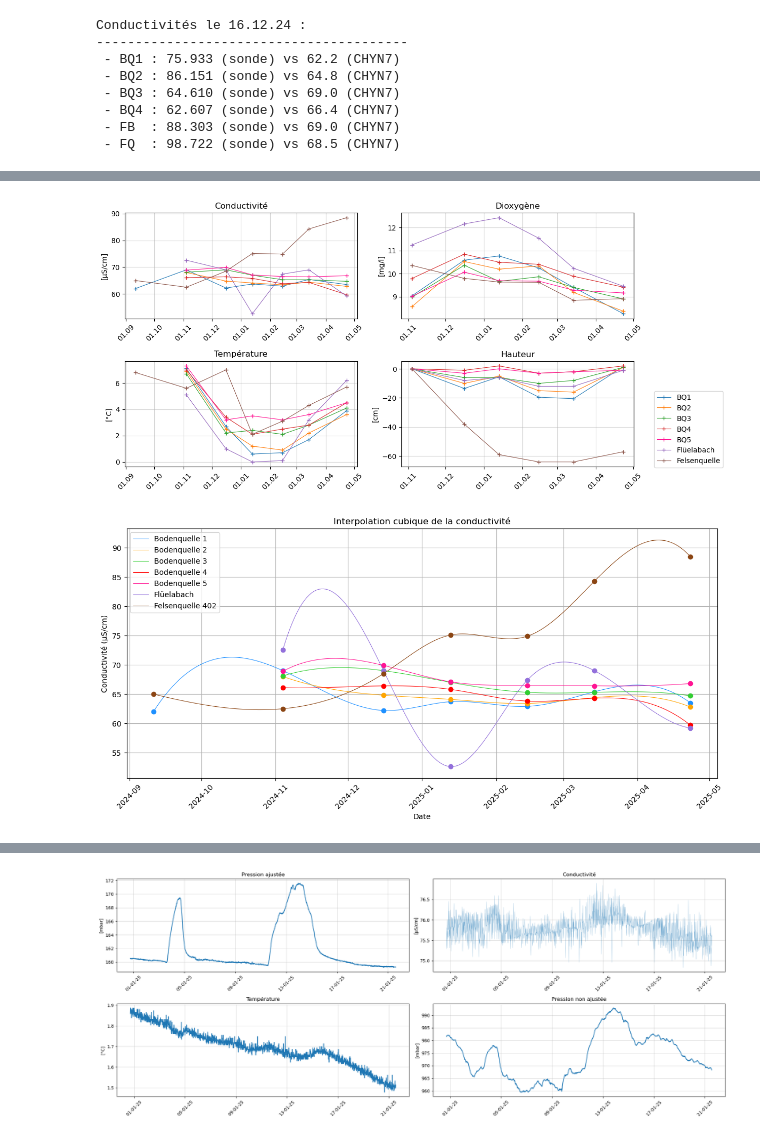
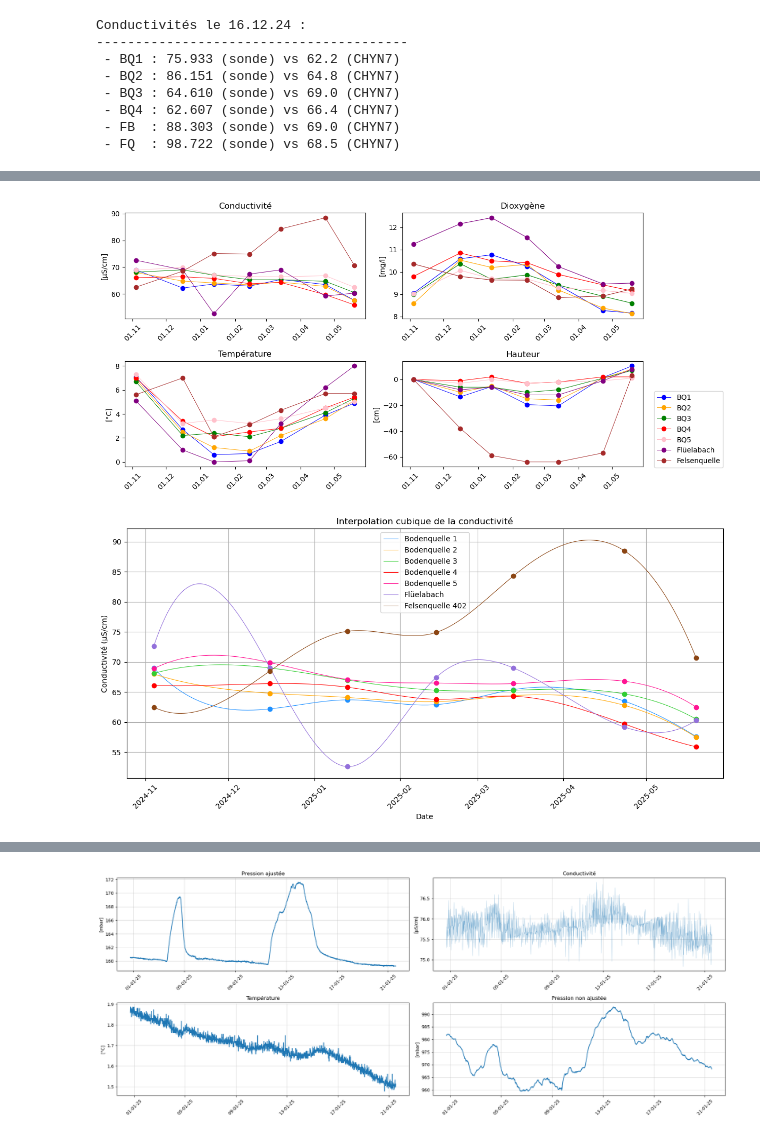
Before and after one commit to axel2927/tb_davos, a Jupyter notebook: davos_3_sondes_dec.ipynb, the cells around one changed output, grey strips where cells are left out. Saved outputs shown, nothing was run; the diff lists cells and outputs as text; code cells hidden in the pictures.

```diff
--- a/davos_3_sondes_dec.ipynb
+++ b/davos_3_sondes_dec.ipynb
@@ -292,87 +179,82 @@ h_fq = [np.nan, 44-44, 44-82, 44-103, 44-108, 44-108, 44-101]
 fig, axes = plt.subplots(2, 2, figsize=(11, 6))
 
 #Conductivité
-axes[0, 0].plot(dates_mesures, cond_bq1, marker='+', label='BQ1', lw=0.8)
-axes[0, 0].plot(dates_mesures, cond_bq2, marker='+', label='BQ2', lw=0.8)
-axes[0, 0].plot(dates_mesures, cond_bq3, marker='+', label='BQ3', lw=0.8)
-axes[0, 0].plot(dates_mesures, cond_bq4, marker='+', label='BQ4', lw=0.8)
-axes[0, 0].plot(dates_mesures, cond_bq5, marker='+', label='BQ5', lw=0.8, color='deeppink')
-axes[0, 0].plot(dates_mesures, cond_fb, marker='+', label='Flüelabach', lw=0.8)
-axes[0, 0].plot(dates_mesures, cond_fq, marker='+', label='Felsenquelle', lw=0.8)
-axes[0, 0].grid(alpha=0.5)
-#axes[0, 0].legend()
+axes[0, 0].plot(dates_mesures, cond_bq1, marker='o',color='blue', label='BQ1', lw=0.7)
+axes[0, 0].plot(dates_mesures, cond_bq2, marker='o',color='orange', label='BQ2', lw=0.7)
+axes[0, 0].plot(dates_mesures, cond_bq3, marker='o',color='green', label='BQ3', lw=0.7)
+axes[0, 0].plot(dates_mesures, cond_bq4, marker='o',color='red', label='BQ4', lw=0.7)
+axes[0, 0].plot(dates_mesures, cond_bq5, marker='o',color='pink', label='BQ5', lw=0.7)
+axes[0, 0].plot(dates_mesures, cond_fb, marker='o',color='purple', label='Flüelabach', lw=0.7)
+axes[0, 0].plot(dates_mesures, cond_fq, marker='o',color='brown', label='Felsenquelle', lw=0.7)
 axes[0, 0].set_title("Conductivité")
 axes[0, 0].set_ylabel("[μS/cm]")
 
 #Température
 #axes[0, 1].plot(dates_mesures, T_bq1, marker='+', lw=0.8)
-axes[1, 0].plot(dates_mesures, T_bq1, marker='+', lw=0.8)
-axes[1, 0].plot(dates_mesures, T_bq2, marker='+', lw=0.8)
-axes[1, 0].plot(dates_mesures, T_bq3, marker='+', lw=0.8)
-axes[1, 0].plot(dates_mesures, T_bq4, marker='+', lw=0.8)
-axes[1, 0].plot(dates_mesures, T_bq5, marker='+', lw=0.8, color='deeppink')
-axes[1, 0].plot(dates_mesures, T_fb, marker='+', lw=0.8)
-axes[1, 0].plot(dates_mesures, T_fq, marker='+', lw=0.8)
-axes[1, 0].grid(alpha=0.5)
+axes[1, 0].plot(dates_mesures, T_bq1, marker='o',color='blue', lw=0.7)
+axes[1, 0].plot(dates_mesures, T_bq2, marker='o',color='orange', lw=0.7)
+axes[1, 0].plot(dates_mesures, T_bq3, marker='o',color='green', lw=0.7)
+axes[1, 0].plot(dates_mesures, T_bq4, marker='o',color='red', lw=0.7)
+axes[1, 0].plot(dates_mesures, T_bq5, marker='o',color='pink', lw=0.7)
+axes[1, 0].plot(dates_mesures, T_fb, marker='o',color='purple', lw=0.7)
+axes[1, 0].plot(dates_mesures, T_fq, marker='o',color='brown', lw=0.7)
 axes[1, 0].set_title("Température")
 axes[1, 0].set_ylabel("[°C]")
 
 #Dioxygène
-axes[0, 1].plot(dates_mesures, O2_bq1, marker='+', lw=0.8)
-axes[0, 1].plot(dates_mesures, O2_bq2, marker='+', lw=0.8)
-axes[0, 1].plot(dates_mesures, O2_bq3, marker='+', lw=0.8)
-axes[0, 1].plot(dates_mesures, O2_bq4, marker='+', lw=0.8)
-axes[0, 1].plot(dates_mesures, O2_bq5, marker='+', lw=0.8, color='deeppink')
-axes[0, 1].plot(dates_mesures, O2_fb, marker='+', lw=0.8)
-axes[0, 1].plot(dates_mesures, O2_fq, marker='+', lw=0.8)
-axes[0, 1].grid(alpha=0.5)
+axes[0, 1].plot(dates_mesures, O2_bq1, marker='o',color='blue', lw=0.8)
+axes[0, 1].plot(dates_mesures, O2_bq2, marker='o',color='orange', lw=0.8)
+axes[0, 1].plot(dates_mesures, O2_bq3, marker='o',color='green', lw=0.8)
+axes[0, 1].plot(dates_mesures, O2_bq4, marker='o',color='red', lw=0.8)
+axes[0, 1].plot(dates_mesures, O2_bq5, marker='o',color='pink', lw=0.8)
+axes[0, 1].plot(dates_mesures, O2_fb, marker='o',color='purple', lw=0.8)
+axes[0, 1].plot(dates_mesures, O2_fq, marker='o',color='brown', lw=0.8)
 axes[0, 1].set_title("Dioxygène")
 axes[0, 1].set_ylabel("[mg/l]")
 
 
 #Hauteur d'eau
-axes[1, 1].plot(dates_mesures, h_bq1, marker='+', lw=0.8)
-axes[1, 1].plot(dates_mesures, h_bq2, marker='+', lw=0.8)
-axes[1, 1].plot(dates_mesures, h_bq3, marker='+', lw=0.8)
-axes[1, 1].plot(dates_mesures, h_bq4, marker='+', lw=0.8)
-axes[1, 1].plot(dates_mesures, h_bq5, marker='+', lw=0.8, color='deeppink')
-axes[1, 1].plot(dates_mesures, h_fb, marker='+', lw=0.8)
-axes[1, 1].plot(dates_mesures, h_fq, marker='+', lw=0.8)
-axes[1, 1].grid(alpha=0.5)
+axes[1, 1].plot(dates_mesures, h_bq1, marker='o',color='blue', lw=0.7)
+axes[1, 1].plot(dates_mesures, h_bq2, marker='o',color='orange', lw=0.7)
+axes[1, 1].plot(dates_mesures, h_bq3, marker='o',color='green', lw=0.7)
+axes[1, 1].plot(dates_mesures, h_bq4, marker='o',color='red', lw=0.7)
+axes[1, 1].plot(dates_mesures, h_bq5, marker='o',color='pink', lw=0.7)
+axes[1, 1].plot(dates_mesures, h_fb, marker='o',color='purple', lw=0.7)
+axes[1, 1].plot(dates_mesures, h_fq, marker='o',color='brown', lw=0.7)
 axes[1, 1].set_title("Hauteur")
 axes[1, 1].set_ylabel("[cm]")
 
 
 # Formatage de l'axe des dates
 for ax in axes.flat:
     ax.xaxis.set_major_formatter(mdates.DateFormatter('%d.%m'))
     ax.tick_params(axis='x', rotation=45)
 
 # Récupération des handles et labels depuis le premier axe
 handles, labels = axes[0, 0].get_legend_handles_labels()
 
 # Création de la légende globale
 fig.legend(
     handles, labels,
     loc='center left',
     bbox_to_anchor=(1, 0.228),
     frameon=True
 )
 
 plt.tight_layout()
-plt.savefig('evolution_CHYN7_11-04.png', dpi=300, bbox_inches='tight')
+plt.savefig('evolution_CHYN7_tot.png', dpi=300, bbox_inches='tight')
 #plt.subplots_adjust(right=0.8)  # Laisse de l'espace pour la légende
 plt.show()
 # %% [output]
-[figure, old version]
+[figure, new version]
 # %%
 import numpy as np
 import matplotlib.pyplot as plt
 from scipy.interpolate import interp1d
 
 # Dates des mesures
-dates_mesures = np.array(['2024-09-11', '2024-11-04', '2024-12-16',
-                          '2025-01-13', '2025-02-14', '2025-03-14', '2025-04-23'],
+dates_mesures = np.array(['2024-11-04', '2024-12-16',
+                          '2025-01-13', '2025-02-14', '2025-03-14', '2025-04-23', '2025-05-19'],
                          dtype='datetime64[D]')
 dates_jours = (dates_mesures - dates_mesures[0]).astype(int)
 
@@ -434,4 +316,4 @@ plt.tight_layout()
 plt.savefig('interpolation_cond_chyn7.png', dpi=300, bbox_inches='tight')
 plt.show()
 # %% [output]
-[figure, old version]
+[figure, new version]
```
Also changed, not shown: parts of 72 cells of this notebook.
